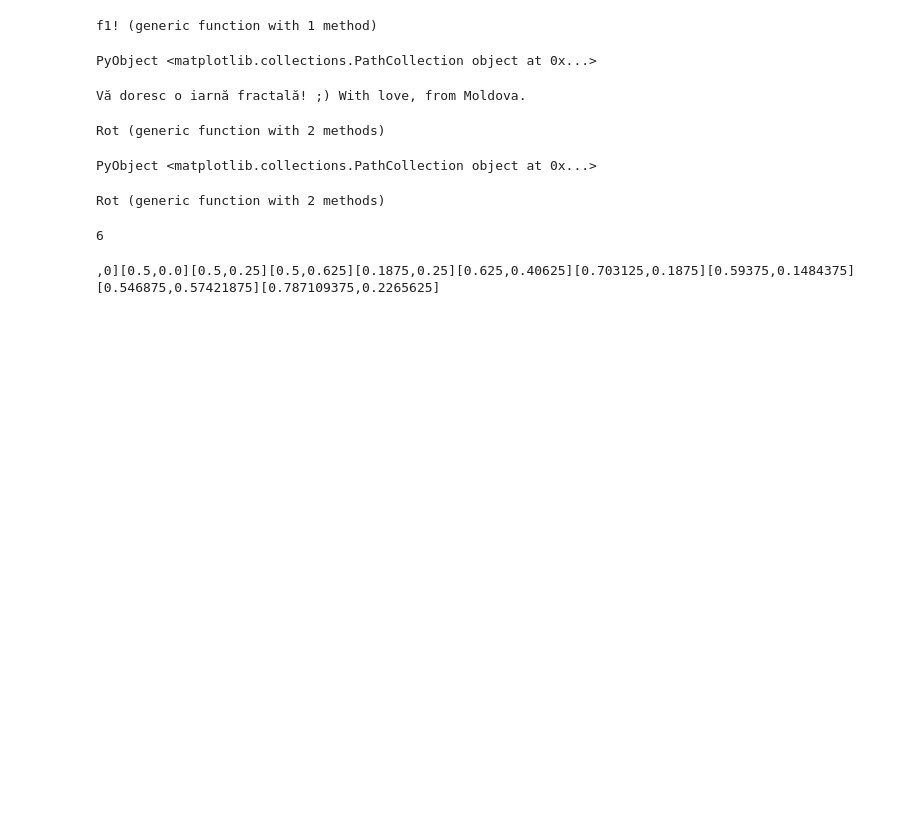
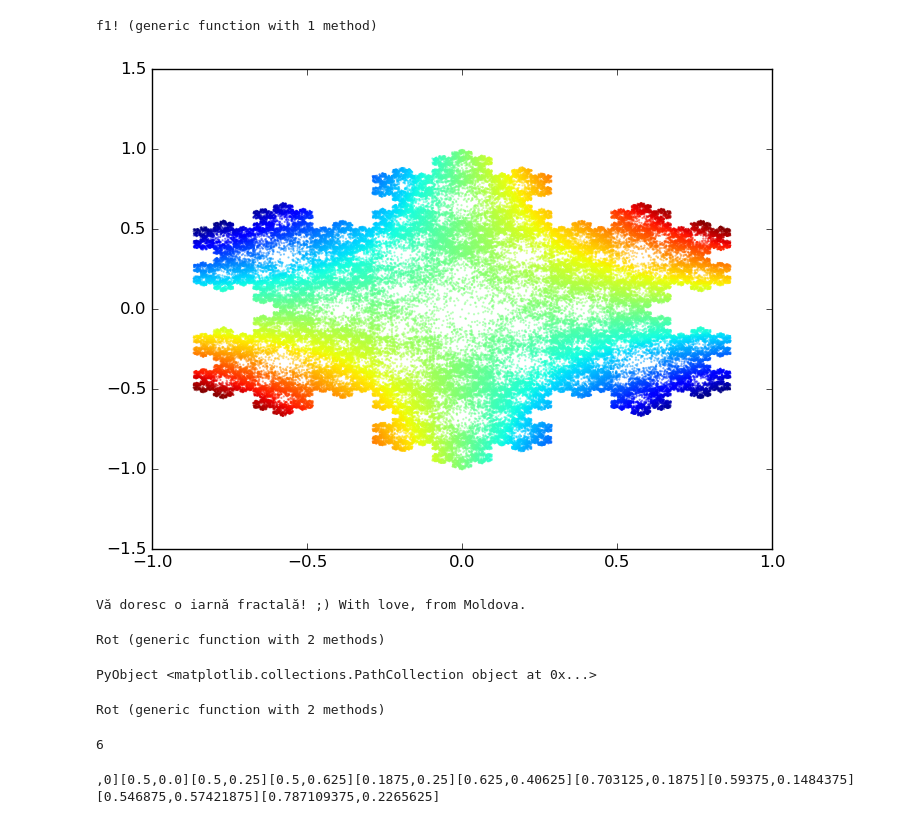
Before and after one commit to moldovean/usm, a Jupyter notebook: Fractals/Xmas_Koch_snowflake.ipynb, the cells around one changed output. Drawn from its saved outputs; the diff is of its cells as text; code cells hidden in the pictures; blank space fills up the shorter version.

```diff
--- a/Fractals/Xmas_Koch_snowflake.ipynb
+++ b/Fractals/Xmas_Koch_snowflake.ipynb
@@ -51,10 +51,10 @@ end
 x = [Points[x][1] for x in 1:length(Points)]
 y = [Points[x][2] for x in 1:length(Points)];
 # %%
-pygui(true)
+pygui(false)
 plt[:scatter](x,y, s=0.35, alpha =0.5, c=y.*x, edgecolor="face")
 # %% [output]
-PyObject <matplotlib.collections.PathCollection object at 0x...>
+[figure, added]
 # %%
 println("Vă doresc o iarnă fractală! ;) With love, from Moldova. ")
 # %% [output]
```
Also changed, not shown: 1 other file.
